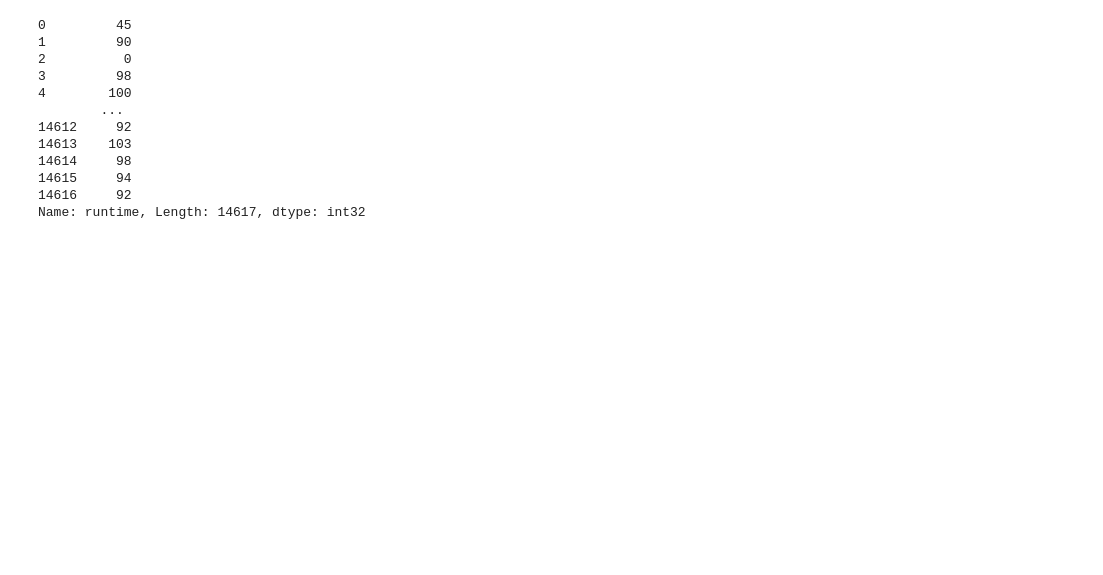
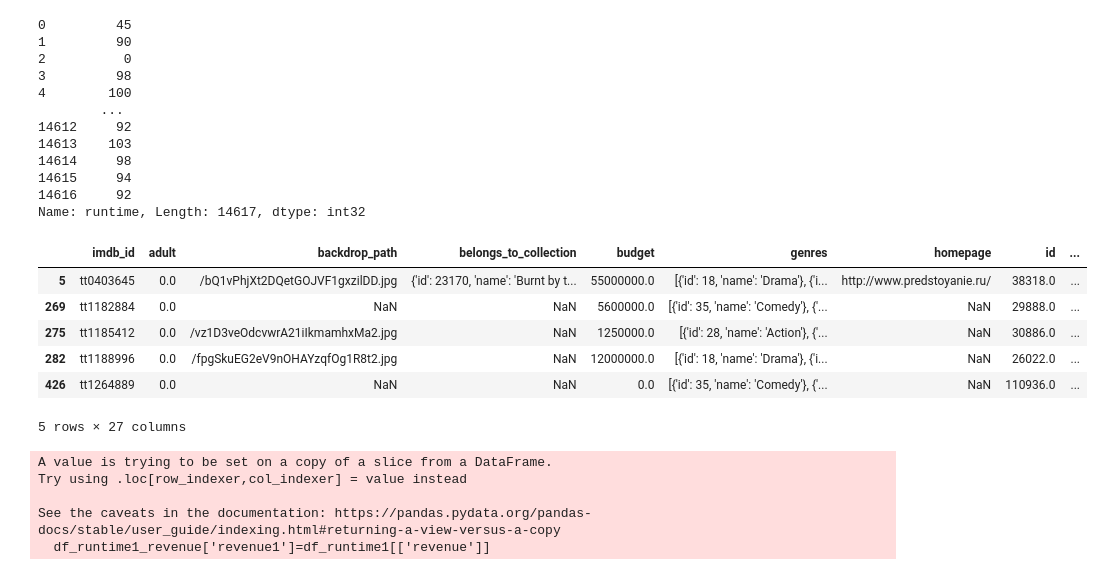
Before and after one commit to elleniayele/project-3-part-4, a Jupyter notebook: project3 part 2 (1) (2).ipynb, the cells around one changed output. Saved outputs shown, nothing was run; the diff lists cells and outputs as text; code cells hidden in the pictures; blank space fills up the shorter version.

```diff
--- a/project3 part 2 (1) (2).ipynb
+++ b/project3 part 2 (1) (2).ipynb
@@ -524,5 +524,21 @@ df['runtime']
 Name: runtime, Length: 14617, dtype: int32
 # %%
 df_runtime1=df.loc[df["runtime"]>150]
+# %%
+df_runtime1.head()
+# %% [output]
+|  | imdb_id | adult | backdrop_path | belongs_to_collection | budget | genres | homepage | id | ... |
+| 5 | tt0403645 | 0.0 | /bQ1vPhjXt2DQetGOJVF1gxzilDD.jpg | {'id': 23170, 'name': 'Burnt by t... | 55000000.0 | [{'id': 18, 'name': 'Drama'}, {'i... | http://www.predstoyanie.ru/ | 38318.0 | ... |
+| 269 | tt1182884 | 0.0 | NaN | NaN | 5600000.0 | [{'id': 35, 'name': 'Comedy'}, {'... | NaN | 29888.0 | ... |
+| 275 | tt1185412 | 0.0 | /vz1D3veOdcvwrA21iIkmamhxMa2.jpg | NaN | 1250000.0 | [{'id': 28, 'name': 'Action'}, {'... | NaN | 30886.0 | ... |
+| 282 | tt1188996 | 0.0 | /fpgSkuEG2eV9nOHAYzqfOg1R8t2.jpg | NaN | 12000000.0 | [{'id': 18, 'name': 'Drama'}, {'i... | NaN | 26022.0 | ... |
+| 426 | tt1264889 | 0.0 | NaN | NaN | 0.0 | [{'id': 35, 'name': 'Comedy'}, {'... | NaN | 110936.0 | ... |
+5 rows × 27 columns
 # %%
-df_runtime1_revenue=[[df_runtime1['revenue']]]
+df_runtime1_revenue['revenue1']=df_runtime1[['revenue']]
+# %% [output]
+A value is trying to be set on a copy of a slice from a DataFrame.
+Try using .loc[row_indexer,col_indexer] = value instead
+
+See the caveats in the documentation: https://pandas.pydata.org/pandas-docs/stable/user_guide/indexing.html#returning-a-view-versus-a-copy
+  df_runtime1_revenue['revenue1']=df_runtime1[['revenue']]
```
Also changed, not shown: parts of 10 cells of this notebook.
